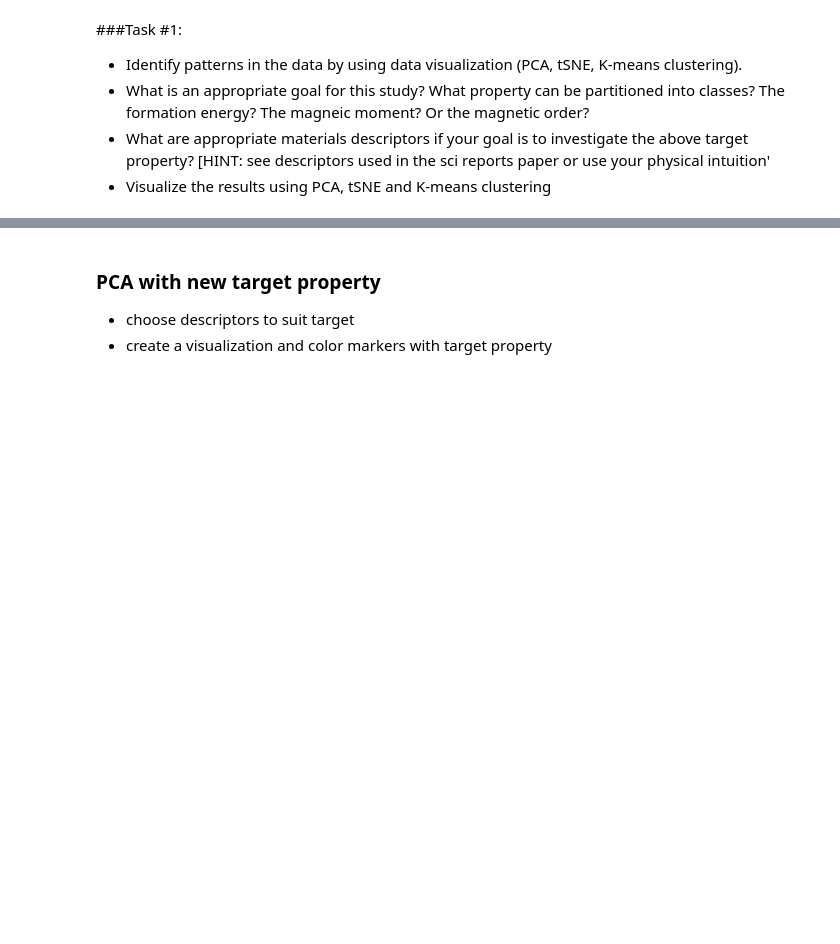
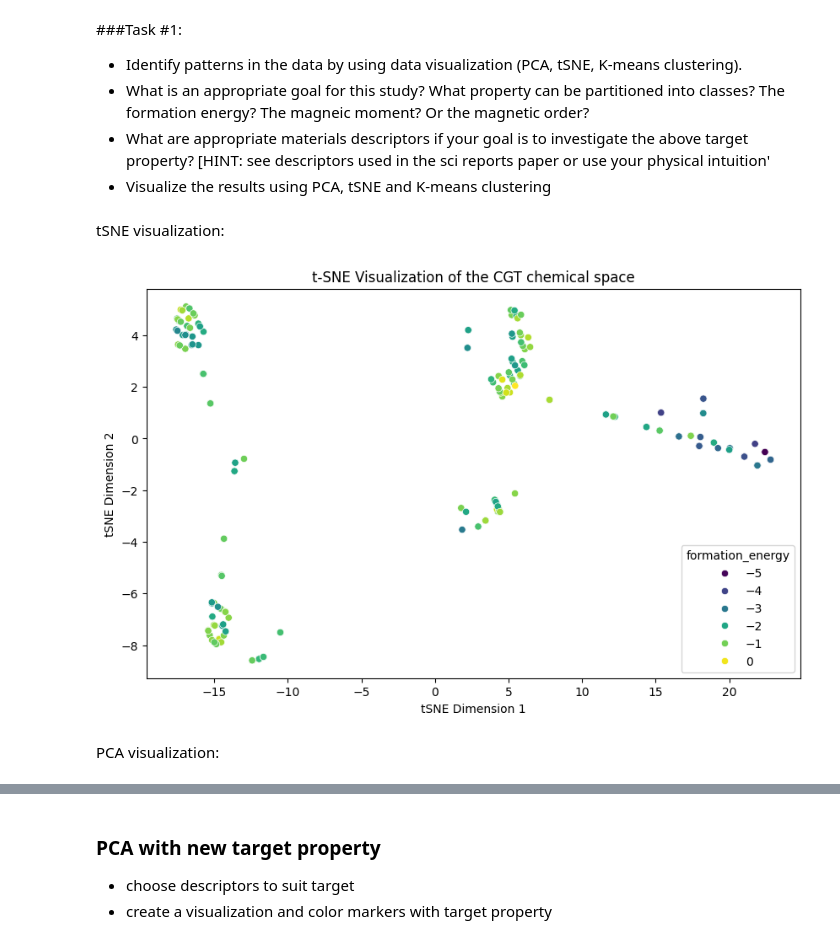
Before and after one commit to quantum-intelligence/materials-informatics-tutorial, a Jupyter notebook: GDS_tutorial_2025_unsupervised_learning.ipynb, the cells around one changed output, grey strips where cells are left out. Saved outputs shown, nothing was run; the diff lists cells and outputs as text; code cells hidden in the pictures; blank space fills up the shorter version.

```diff
--- a/GDS_tutorial_2025_unsupervised_learning.ipynb
+++ b/GDS_tutorial_2025_unsupervised_learning.ipynb
@@ -728,3 +692,35 @@ plt.show()
 - What is an appropriate goal for this study? What property can be partitioned into classes? The formation energy? The magneic moment? Or the magnetic order?
 - What are appropriate materials descriptors if your goal is to investigate the above target property? [HINT: see descriptors used in the sci reports paper or use your physical intuition'
 - Visualize the results using PCA, tSNE and K-means clustering
+# %% [markdown]
+tSNE visualization:
+# %%
+# Visualize your data before attempting model fitting:
+
+import matplotlib.pyplot as plt
+import seaborn as sns
+from sklearn.manifold import TSNE
+
+X = df[['std_ion', 'nvalence_avg', 'dipole_max_dif', 'dipole_std_dif','atomic_vol_max_dif','atomic_rad_max_dif']]
+y = df['formation_energy']
+
+# Apply t-SNE to reduce dimensionality to 2D
+tsne = TSNE(n_components=2, perplexity=30, random_state=42)
+X_2d = tsne.fit_transform(X)
+
+# Convert to DataFrame
+df_tsne = pd.DataFrame(X_2d, columns=["X_1", "X_2"])
+df_tsne["formation_energy"] = df["formation_energy"]  # Add band gap info for coloring
+
+# Plot
+plt.figure(figsize=(10, 6))
+sns.scatterplot(x="X_1", y="X_2", hue="formation_energy", palette="viridis", data=df_tsne)
+# plt.colorbar(label="formation_energy (eV)")
+plt.title("t-SNE Visualization of the CGT chemical space")
+plt.xlabel("tSNE Dimension 1")
+plt.ylabel("tSNE Dimension 2")
+plt.show()
+# %% [output]
+[figure, added]
+# %% [markdown]
+PCA visualization:
```
Also changed, not shown: parts of 45 cells of this notebook.
